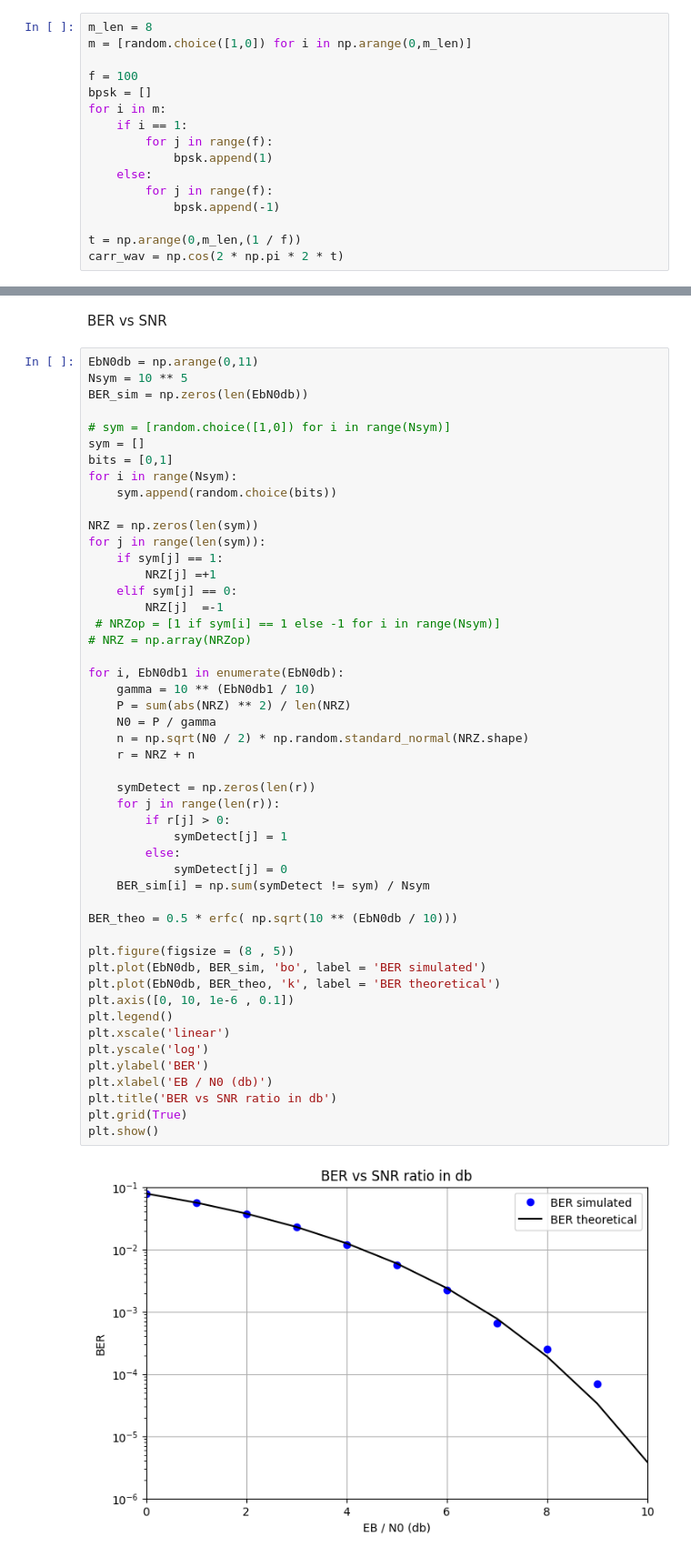
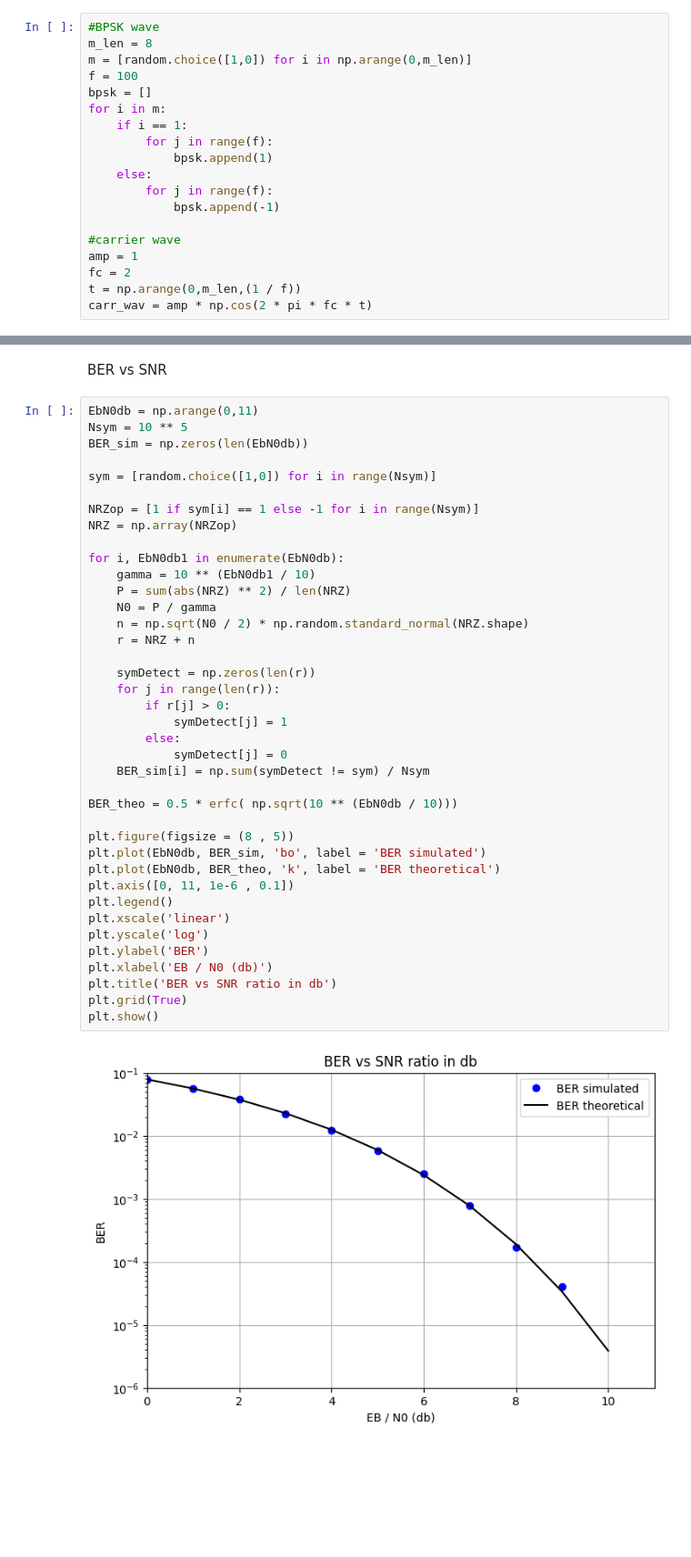
Before and after one commit to ParasKore2003/Digital-Communication-Lab, a Jupyter notebook: Digital Communication/Lab record/Lab 4/bpsk.ipynb, the cells around one changed output, grey strips where cells are left out. Shown at 91% size. Cells and saved outputs as stored; diff of their text form; blank space fills up the shorter version.

```diff
--- a/Digital Communication/Lab record/Lab 4/bpsk.ipynb
+++ b/Digital Communication/Lab record/Lab 4/bpsk.ipynb
@@ -8,9 +8,9 @@ pi = np.pi
 # %% [markdown]
 BPSK Modulation
 # %%
+#BPSK wave
 m_len = 8
 m = [random.choice([1,0]) for i in np.arange(0,m_len)]
-
 f = 100
 bpsk = []
 for i in m:
@@ -21,8 +21,11 @@ for i in m:
         for j in range(f):
             bpsk.append(-1)
 
+#carrier wave
+amp = 1
+fc = 2
 t = np.arange(0,m_len,(1 / f))
-carr_wav = np.cos(2 * np.pi * 2 * t)
+carr_wav = amp * np.cos(2 * pi * fc * t)
 # %%
 #PLotting of BPSK signal
 plt.figure(figsize = (10,3))
@@ -110,49 +112,39 @@ EbN0db = np.arange(0,11)
 Nsym = 10 ** 5
 BER_sim = np.zeros(len(EbN0db))
 
-# sym = [random.choice([1,0]) for i in range(Nsym)]
-sym = []
-bits = [0,1]
-for i in range(Nsym):
-    sym.append(random.choice(bits))
+sym = [random.choice([1,0]) for i in range(Nsym)]
 
-NRZ = np.zeros(len(sym))
-for j in range(len(sym)):
-    if sym[j] == 1:
-        NRZ[j] =+1
-    elif sym[j] == 0:
-        NRZ[j]  =-1
- # NRZop = [1 if sym[i] == 1 else -1 for i in range(Nsym)]
-# NRZ = np.array(NRZop)
+NRZop = [1 if sym[i] == 1 else -1 for i in range(Nsym)]
+NRZ = np.array(NRZop)
 
 for i, EbN0db1 in enumerate(EbN0db):
     gamma = 10 ** (EbN0db1 / 10)
     P = sum(abs(NRZ) ** 2) / len(NRZ)
     N0 = P / gamma
     n = np.sqrt(N0 / 2) * np.random.standard_normal(NRZ.shape)
     r = NRZ + n
 
     symDetect = np.zeros(len(r))
     for j in range(len(r)):
         if r[j] > 0:
             symDetect[j] = 1
         else:
             symDetect[j] = 0
     BER_sim[i] = np.sum(symDetect != sym) / Nsym
 
 BER_theo = 0.5 * erfc( np.sqrt(10 ** (EbN0db / 10)))
 
 plt.figure(figsize = (8 , 5))
 plt.plot(EbN0db, BER_sim, 'bo', label = 'BER simulated')
 plt.plot(EbN0db, BER_theo, 'k', label = 'BER theoretical')
-plt.axis([0, 10, 1e-6 , 0.1])
+plt.axis([0, 11, 1e-6 , 0.1])
 plt.legend()
 plt.xscale('linear')
 plt.yscale('log')
 plt.ylabel('BER')
 plt.xlabel('EB / N0 (db)')
 plt.title('BER vs SNR ratio in db')
 plt.grid(True)
 plt.show()
 # %% [output]
-[figure, old version]
+[figure, new version]
```
Also changed, not shown: parts of 4 cells of this notebook.
